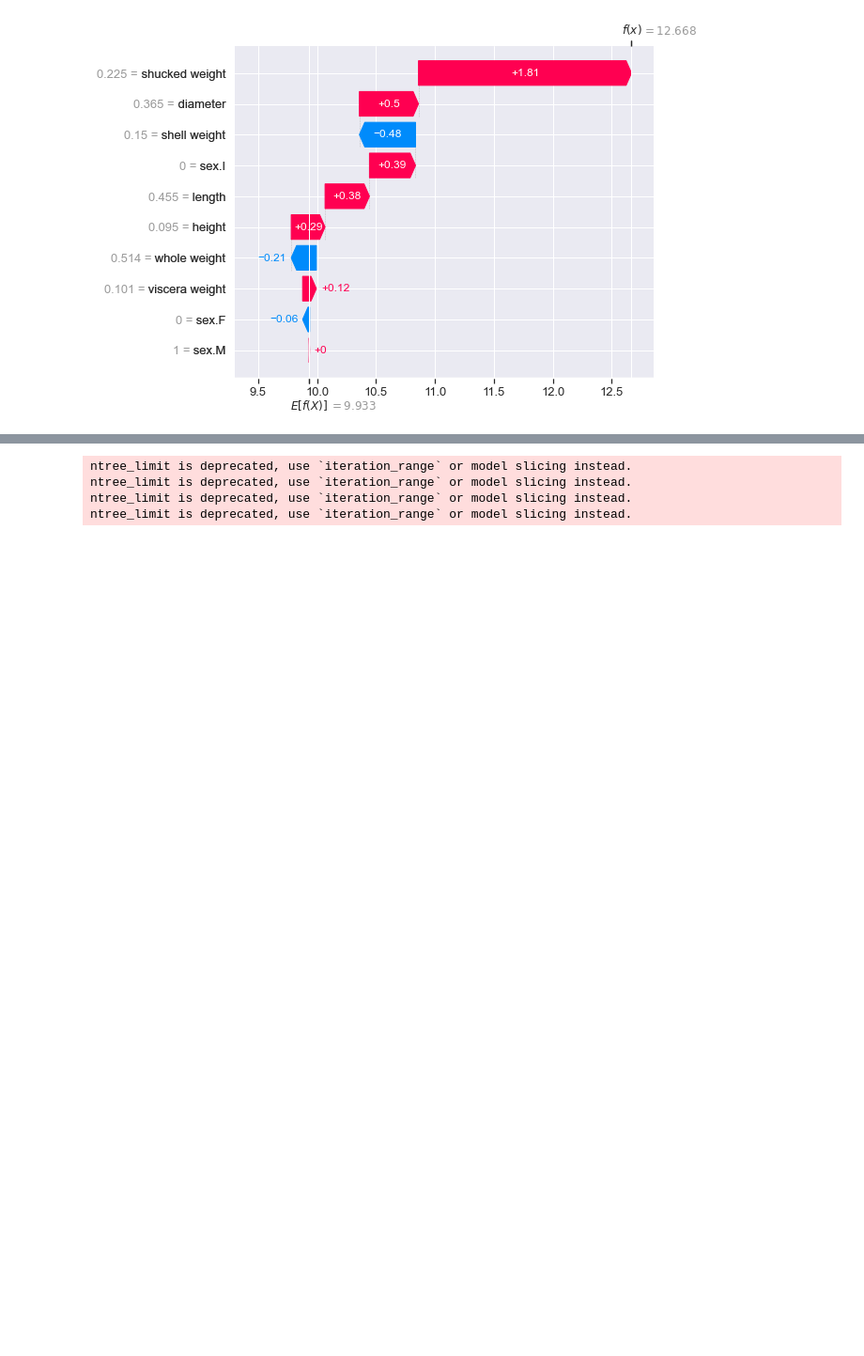
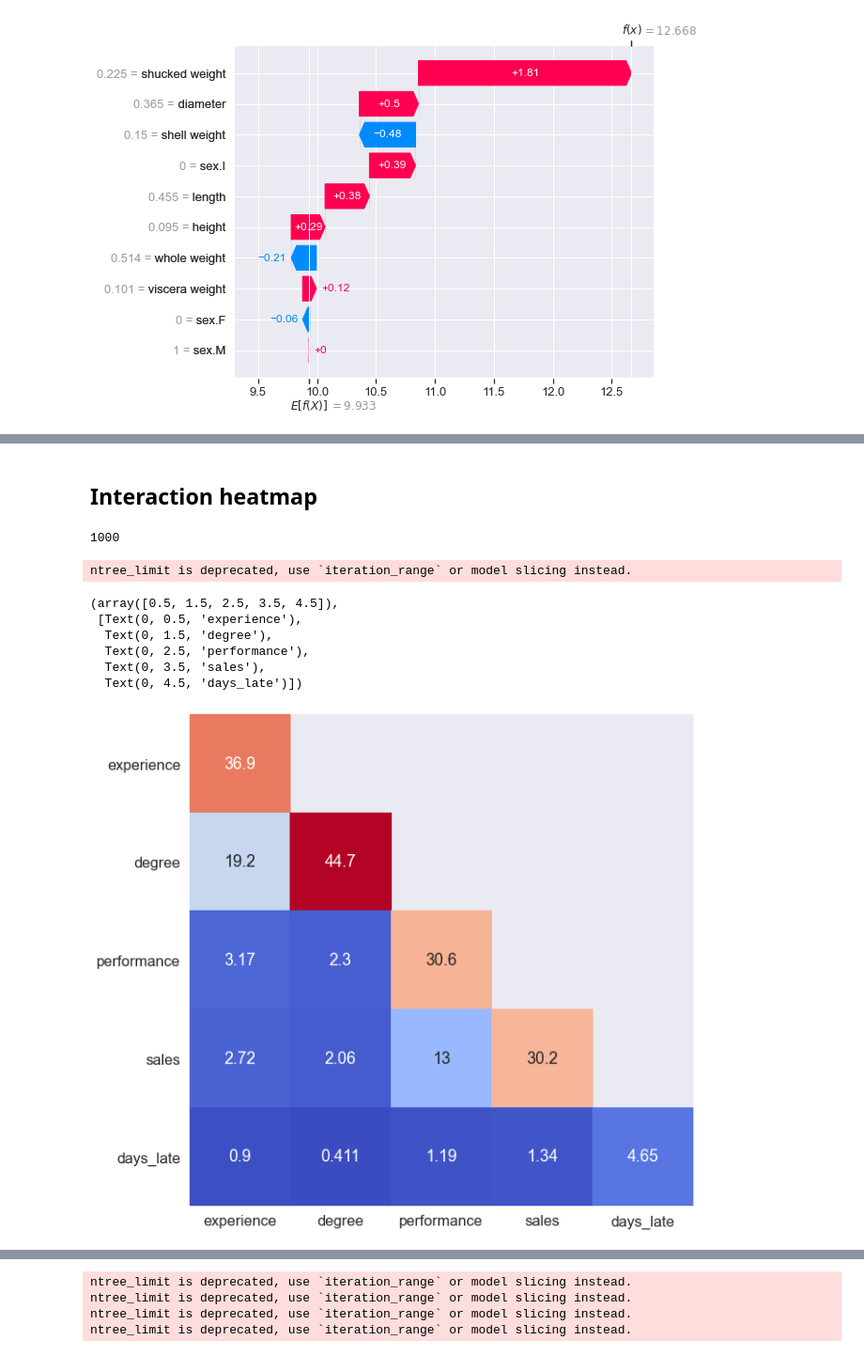
Before and after one commit to conorosully/medium-articles, a Jupyter notebook: src/shap_custom.ipynb, the cells around one changed output, grey strips where cells are left out. Shown at 94% size. Drawn from its saved outputs; the diff is of its cells as text; code cells hidden in the pictures; blank space fills up the shorter version.

```diff
--- a/src/shap_custom.ipynb
+++ b/src/shap_custom.ipynb
@@ -153,0 +210,59 @@ X_1
+# %% [markdown]
+## Interaction heatmap
+# %%
+#Import dataset
+data = pd.read_csv("../data/interaction_dataset.csv",sep='\t')
+
+y = data['bonus']
+X = data.drop('bonus', axis=1)
+
+print(len(data))
+
+#Train model
+model = xgb.XGBRegressor(objective="reg:squarederror",max_depth=3)
+model.fit(X, y)
+
+#Get predictions
+y_pred = model.predict(X)
+# %% [output]
+1000
+# %%
+#Get SHAP interaction values
+explainer = shap.TreeExplainer(model)
+shap_interaction = explainer.shap_interaction_values(X)
+# %% [output]
+ntree_limit is deprecated, use `iteration_range` or model slicing instead.
+# %%
+# Get absolute mean of matrices
+mean_shap = np.abs(shap_interaction).mean(0)
+df = pd.DataFrame(mean_shap,index=X.columns,columns=X.columns)
+
+# times off diagonal by 2
+df.where(df.values == np.diagonal(df),df.values*2,inplace=True)
+
+# Define mask used to cover squares above diagonal
+mask = []
+for i in range(len(X.columns)):
+    mask_i = []
+    for j in range(len(X.columns)):
+        if i>j:
+            mask_i.append(True)
+        else:
+            mask_i.append(False)
+    mask.append(mask_i)
+
+# Display plot
+plt.figure(figsize=(10, 10), facecolor='w', edgecolor='k')
+sns.set(font_scale=1.5)
+sns.heatmap(df,cmap='coolwarm',annot=True,fmt='.3g',cbar=False,mask=mask)
+plt.yticks(rotation=0)
+
+#plt.savefig(path.format('abs_mean_shap.png'),dpi=200,bbox_inches='tight')
+# %% [output]
+(array([0.5, 1.5, 2.5, 3.5, 4.5]),
+ [Text(0, 0.5, 'experience'),
+  Text(0, 1.5, 'degree'),
+  Text(0, 2.5, 'performance'),
+  Text(0, 3.5, 'sales'),
+  Text(0, 4.5, 'days_late')])
+[figure, added]
```
Also changed, not shown: parts of 43 cells of this notebook.
